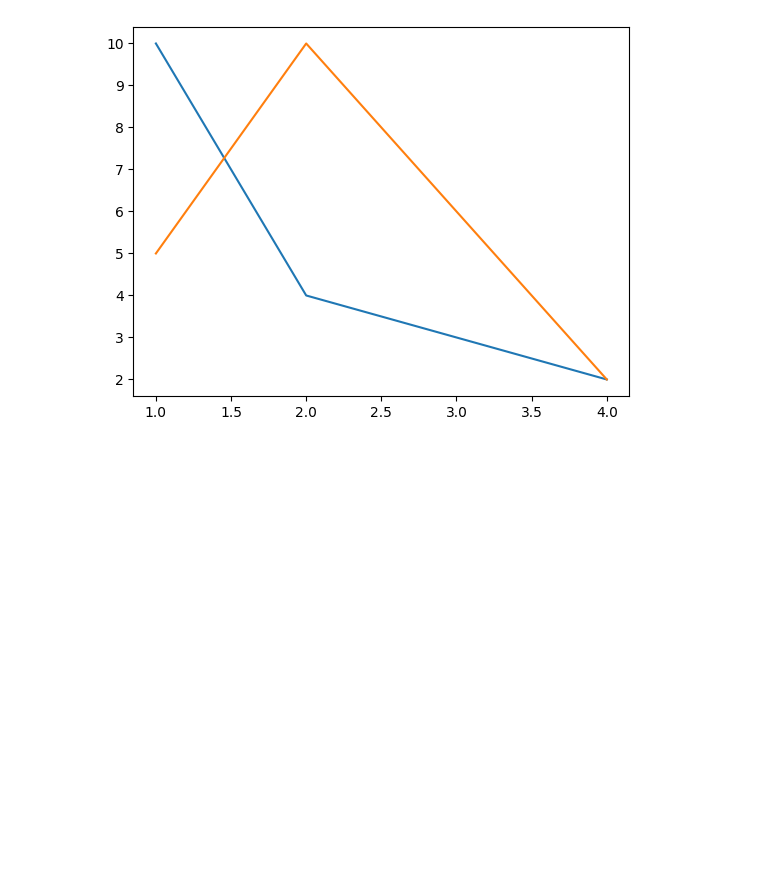
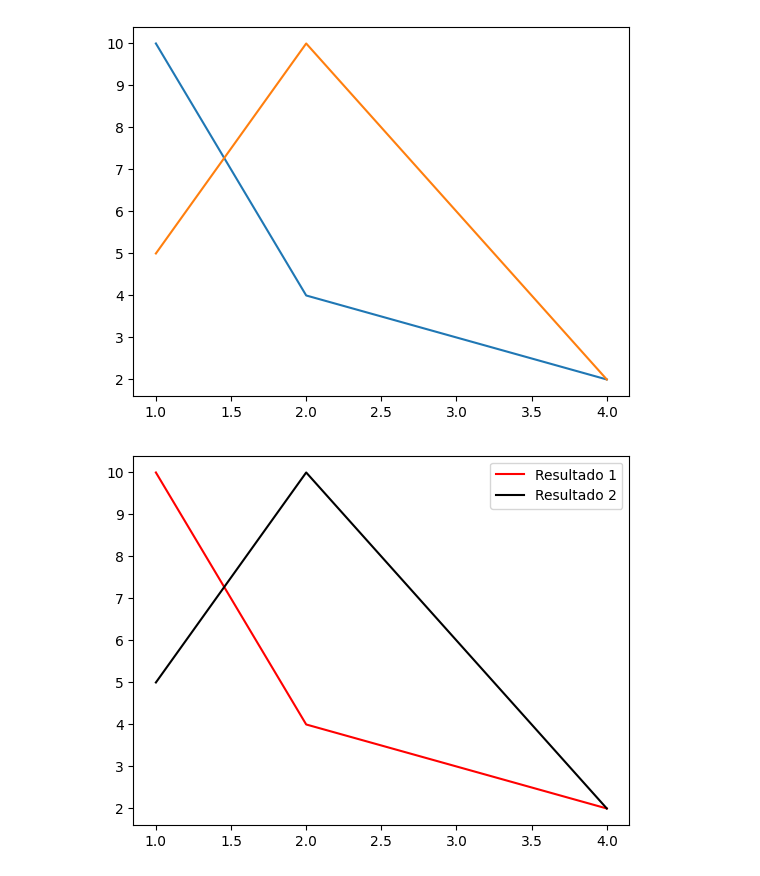
Before and after one commit to jonataspedro01/ProjetosIFRN, a Jupyter notebook: python/Matplotlib.ipynb, the cells around one changed output. Saved outputs shown, nothing was run; the diff lists cells and outputs as text; code cells hidden in the pictures; blank space fills up the shorter version.

```diff
--- a/python/Matplotlib.ipynb
+++ b/python/Matplotlib.ipynb
@@ -103,8 +103,11 @@ plt.show()
 # %%
 #Inserindo legenda ao gráfico com as 2 linhas
 x = [1, 2, 4]
 y1 = [10, 4, 2]
 y2 = [5, 10, 2]
-plt.plot(x, y1, label='Resultado 1')
-plt.plot(x, y2, label='Resultado 2')
+plt.plot(x, y1, label='Resultado 1', color="red")
+plt.plot(x, y2, label='Resultado 2', color="black")
+plt.legend()
 plt.show()
+# %% [output]
+[figure, added]
```
Also changed, not shown: 6 other files.
